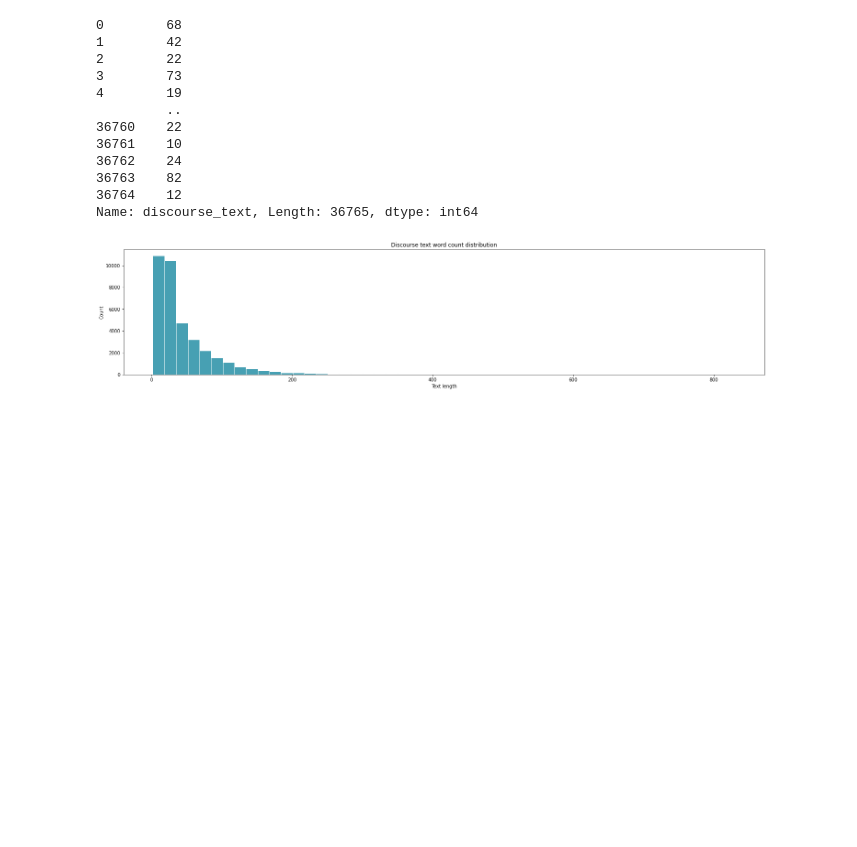
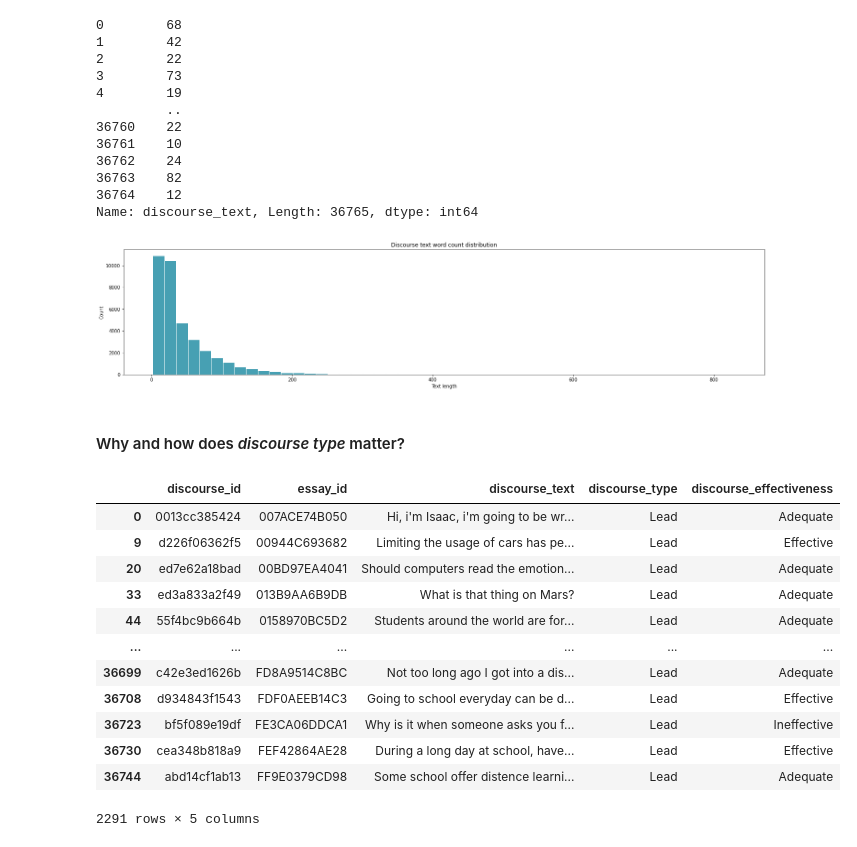
Before and after one commit to tripnv/fbp-kaggle, a Jupyter notebook: eda.ipynb, the cells around one changed output. Drawn from its saved outputs; the diff is of its cells as text; code cells hidden in the pictures; blank space fills up the shorter version.

```diff
--- a/eda.ipynb
+++ b/eda.ipynb
@@ -262,3 +262,21 @@ plt.ylabel('Count')
 plt.show()
 # %% [output]
 [figure]
+# %% [markdown]
+####  Why and how does _discourse type_ matter?
+# %%
+train[train.loc[:, 'discourse_type'] == 'Lead']
+# %% [output]
+|  | discourse_id | essay_id | discourse_text | discourse_type | discourse_effectiveness |
+| 0 | 0013cc385424 | 007ACE74B050 | Hi, i'm Isaac, i'm going to be wr... | Lead | Adequate |
+| 9 | d226f06362f5 | 00944C693682 | Limiting the usage of cars has pe... | Lead | Effective |
+| 20 | ed7e62a18bad | 00BD97EA4041 | Should computers read the emotion... | Lead | Adequate |
+| 33 | ed3a833a2f49 | 013B9AA6B9DB | What is that thing on Mars? | Lead | Adequate |
+| 44 | 55f4bc9b664b | 0158970BC5D2 | Students around the world are for... | Lead | Adequate |
+| ... | ... | ... | ... | ... | ... |
+| 36699 | c42e3ed1626b | FD8A9514C8BC | Not too long ago I got into a dis... | Lead | Adequate |
+| 36708 | d934843f1543 | FDF0AEEB14C3 | Going to school everyday can be d... | Lead | Effective |
+| 36723 | bf5f089e19df | FE3CA06DDCA1 | Why is it when someone asks you f... | Lead | Ineffective |
+| 36730 | cea348b818a9 | FEF42864AE28 | During a long day at school, have... | Lead | Effective |
+| 36744 | abd14cf1ab13 | FF9E0379CD98 | Some school offer distence learni... | Lead | Adequate |
+2291 rows × 5 columns
```
Also changed, not shown: parts of 5 cells of this notebook.
